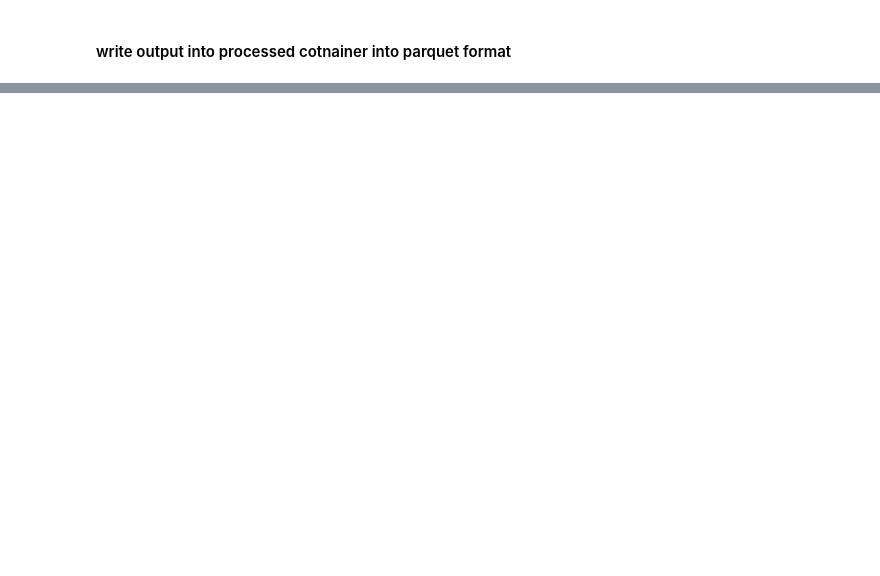
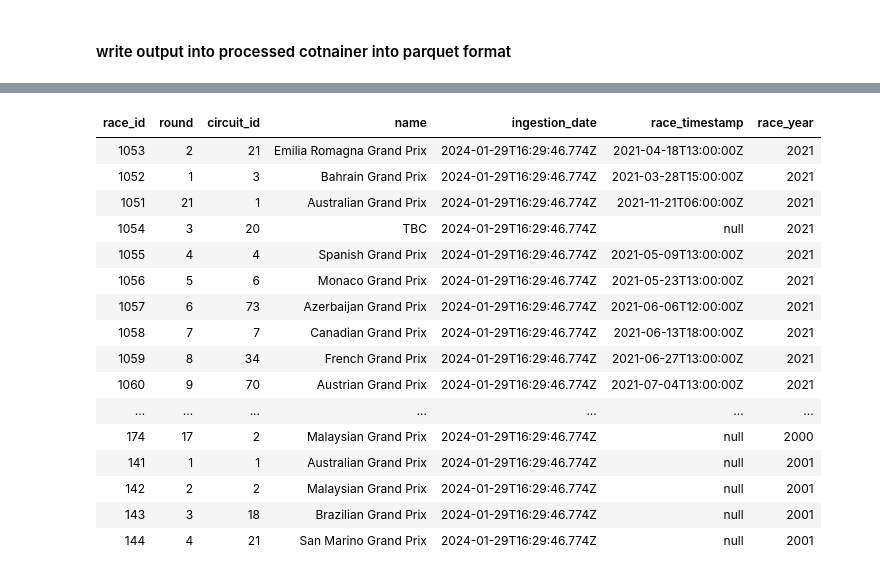
Before and after one commit to vajay8679/Ineuron, a Jupyter notebook: Azure Databricks & Spark For Data Engineers (PySpark-SQL)/Formula1 Project Overview/ingestion_with_includes/2.ingest_race_file.ipynb, the cells around one changed output, grey strips where cells are left out. Saved outputs shown, nothing was run; the diff lists cells and outputs as text; code cells hidden in the pictures; blank space fills up the shorter version.

```diff
--- a/Azure Databricks & Spark For Data Engineers (PySpark-SQL)/Formula1 Project Overview/ingestion_with_includes/2.ingest_race_file.ipynb
+++ b/Azure Databricks & Spark For Data Engineers (PySpark-SQL)/Formula1 Project Overview/ingestion_with_includes/2.ingest_race_file.ipynb
@@ -126,2 +128,23 @@ display(spark.read.parquet(f'{processed_folder_path}/races'))
+# %%
+%sql
+select * from f1_processed.races;
+# %% [output]
+| race_id | round | circuit_id | name | ingestion_date | race_timestamp | race_year |
+| 1053 | 2 | 21 | Emilia Romagna Grand Prix | 2024-01-29T16:29:46.774Z | 2021-04-18T13:00:00Z | 2021 |
+| 1052 | 1 | 3 | Bahrain Grand Prix | 2024-01-29T16:29:46.774Z | 2021-03-28T15:00:00Z | 2021 |
+| 1051 | 21 | 1 | Australian Grand Prix | 2024-01-29T16:29:46.774Z | 2021-11-21T06:00:00Z | 2021 |
+| 1054 | 3 | 20 | TBC | 2024-01-29T16:29:46.774Z | null | 2021 |
+| 1055 | 4 | 4 | Spanish Grand Prix | 2024-01-29T16:29:46.774Z | 2021-05-09T13:00:00Z | 2021 |
+| 1056 | 5 | 6 | Monaco Grand Prix | 2024-01-29T16:29:46.774Z | 2021-05-23T13:00:00Z | 2021 |
+| 1057 | 6 | 73 | Azerbaijan Grand Prix | 2024-01-29T16:29:46.774Z | 2021-06-06T12:00:00Z | 2021 |
+| 1058 | 7 | 7 | Canadian Grand Prix | 2024-01-29T16:29:46.774Z | 2021-06-13T18:00:00Z | 2021 |
+| 1059 | 8 | 34 | French Grand Prix | 2024-01-29T16:29:46.774Z | 2021-06-27T13:00:00Z | 2021 |
+| 1060 | 9 | 70 | Austrian Grand Prix | 2024-01-29T16:29:46.774Z | 2021-07-04T13:00:00Z | 2021 |
+| ... | ... | ... | ... | ... | ... | ... |
+| 174 | 17 | 2 | Malaysian Grand Prix | 2024-01-29T16:29:46.774Z | null | 2000 |
+| 141 | 1 | 1 | Australian Grand Prix | 2024-01-29T16:29:46.774Z | null | 2001 |
+| 142 | 2 | 2 | Malaysian Grand Prix | 2024-01-29T16:29:46.774Z | null | 2001 |
+| 143 | 3 | 18 | Brazilian Grand Prix | 2024-01-29T16:29:46.774Z | null | 2001 |
+| 144 | 4 | 21 | San Marino Grand Prix | 2024-01-29T16:29:46.774Z | null | 2001 |
 # %%
 dbutils.notebook.exit("Success")
```
Also changed, not shown: parts of 4 cells of this notebook, 7 other files.
